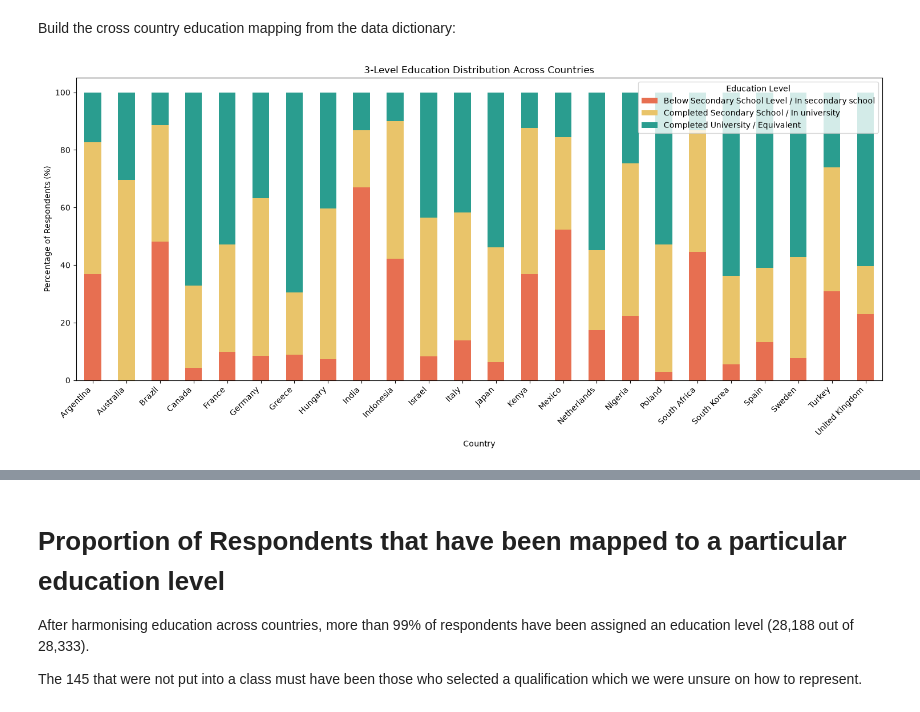
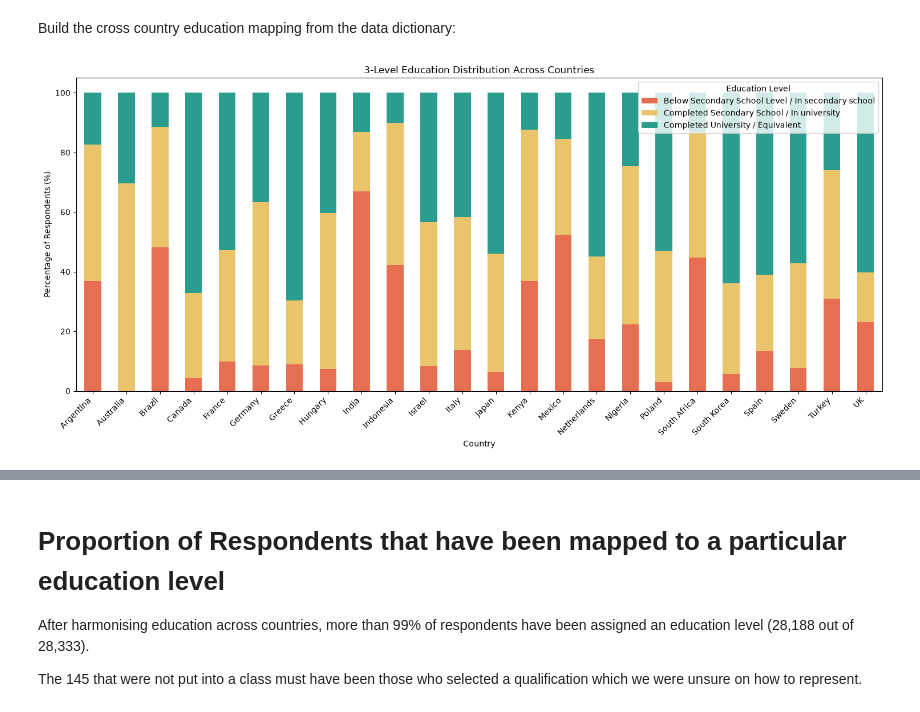
Before and after one commit to finlay-ab/vibe-check-genz-ai, a Jupyter notebook: src/solution.ipynb, the cells around one changed output, grey strips where cells are left out. Saved outputs shown, nothing was run; the diff lists cells and outputs as text; code cells hidden in the pictures.

```diff
--- a/src/solution.ipynb
+++ b/src/solution.ipynb
@@ -7,18 +7,6 @@ clean_df.head()
 # %% [markdown]
 Build the cross country education mapping from the data dictionary:
 # %%
-#All the columns relating to the education of a country:
-
-education = []
-
-for c in list(clean_df):
-    if 'educ' in c:
-        education.append(c)
-
-educations = clean_df[education]
-
-educations.head()
-
 #Need to decide how to measure education from all countries on the same scale
 
 #Decided to base it on a 3 level scale:
@@ -28,6 +16,10 @@ educations.head()
 2. Completed Secondary School / In university
 3. Completed University / Equivalent
 '''
+
+import pandas as pd
+import matplotlib.pyplot as plt
+import pyreadstat
 
 argentina_mapping = {
     1: "Low",
@@ -409,67 +401,66 @@ uk_mapping = {
     7: "High",
     8: "High",
     9: "High"
 }
 
 clean_df["education_uk"] = pd.to_numeric(clean_df["d_educ_uk"], errors="coerce").map(uk_mapping)
 
-import matplotlib.pyplot as plt
-import pandas as pd
+# Combine all countries into one education column
+education_cols = [
+    c for c in clean_df.columns
+    if c.startswith("education_")
+    and not c.endswith("_alt")
+    and c != "education_level"
+]
 
-# Country names matching the education columns
-country_names = {
-    "argentina": "Argentina",
-    "australia": "Australia",
-    "brazil": "Brazil",
-    "canada": "Canada",
-    "france": "France",
-    "germany": "Germany",
-    "greece": "Greece",
-    "hungary": "Hungary",
-    "india": "India",
-    "indonesia": "Indonesia",
-    "israel": "Israel",
-    "italy": "Italy",
-    "japan": "Japan",
-    "kenya": "Kenya",
-    "mexico": "Mexico",
-    "netherlands": "Netherlands",
-    "nigeria": "Nigeria",
-    "poland": "Poland",
-    "safrica": "South Africa",
-    "skorea": "South Korea",
-    "spain": "Spain",
-    "sweden": "Sweden",
-    "turkey": "Turkey",
-    "uk": "United Kingdom"
+clean_df["education_level"] = clean_df[education_cols].bfill(axis=1).iloc[:, 0]
+
+# Match country codes to the their names
+sav_path = "../data/Pew Research Center Global Attitudes Spring 2025 Dataset.sav"
+
+_, meta = pyreadstat.read_sav(sav_path, metadataonly=True)
+
+country_mapping = {
+    int(k): v
+    for k, v in meta.variable_value_labels["country"].items()
 }
 
-# Build a country-specific education distribution directly
-education_dist = pd.DataFrame()
+clean_df["country_name"] = clean_df["country"].map(country_mapping)
 
-for country, name in country_names.items():
-    col = f"education_{country}"
+# Calculate education distribution by country
+education_dist = pd.crosstab(
+    clean_df["country_name"],
+    clean_df["education_level"],
+    normalize="index"
+) * 100
 
-    counts = clean_df[col].value_counts(normalize=True) * 100
+education_dist = education_dist.reindex(
+    columns=["Low", "Medium", "High"],
+    fill_value=0
+)
 
-    education_dist.loc[name, ["Below Secondary School Level / In secondary school", "Completed Secondary School / In university", "Completed University / Equivalent"]] = (
-        counts.reindex(["Low", "Medium", "High"], fill_value=0).values
-    )
+education_dist.columns = [
+    "Below Secondary School Level / In secondary school",
+    "Completed Secondary School / In university",
+    "Completed University / Equivalent"
+]
 
 # Plot
 education_dist.plot(
     kind="bar",
     stacked=True,
     figsize=(15, 7),
     color=["#E76F51", "#E9C46A", "#2A9D8F"]
 )
 
 plt.xlabel("Country")
 plt.ylabel("Percentage of Respondents (%)")
 plt.title("3-Level Education Distribution Across Countries")
 plt.xticks(rotation=45, ha="right")
 plt.legend(title="Education Level")
 plt.tight_layout()
 plt.show()
+
+print(clean_df["education_level"].value_counts(dropna=False))
 # %% [output]
-[figure, old version]
+[figure, new version]
```
Also changed, not shown: parts of 8 cells of this notebook.
